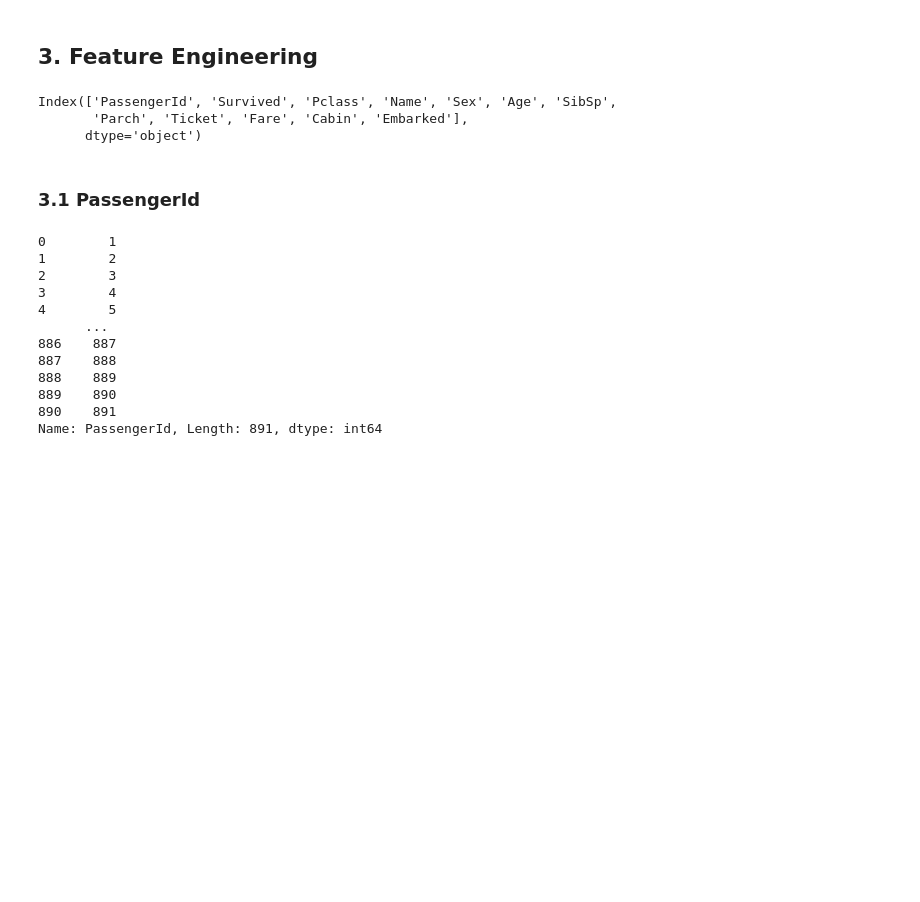
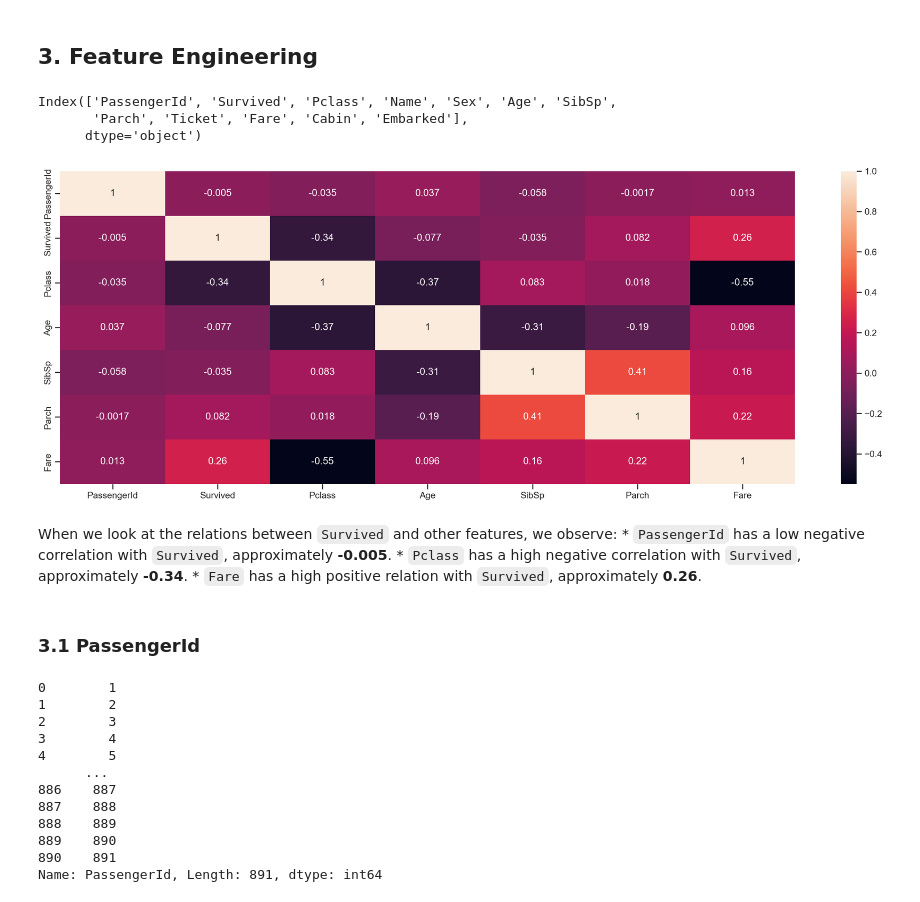
Before and after one commit to sahinozan/Titanic, a Jupyter notebook: titanic.ipynb, the cells around one changed output. Cells and saved outputs as stored; diff of their text form; code cells hidden in the pictures; blank space fills up the shorter version.

Commit message:
Feature correlation analysis added.

```diff
--- a/titanic.ipynb
+++ b/titanic.ipynb
@@ -425,6 +425,17 @@ df_train.columns
 Index(['PassengerId', 'Survived', 'Pclass', 'Name', 'Sex', 'Age', 'SibSp',
        'Parch', 'Ticket', 'Fare', 'Cabin', 'Embarked'],
       dtype='object')
+# %%
+plt.figure(figsize=(20, 7))
+sns.heatmap(data=df_train.corr(), annot=True)
+plt.show()
+# %% [output]
+[figure, added]
+# %% [markdown]
+When we look at the relations between `Survived` and other features, we observe:
+    * `PassengerId` has a low negative correlation with `Survived`, approximately **-0.005**.
+    * `Pclass` has a high negative correlation with `Survived`, approximately **-0.34**.
+    * `Fare` has a high positive relation with `Survived`, approximately **0.26**.
 # %% [markdown]
 ### 3.1 PassengerId
 # %%
```
